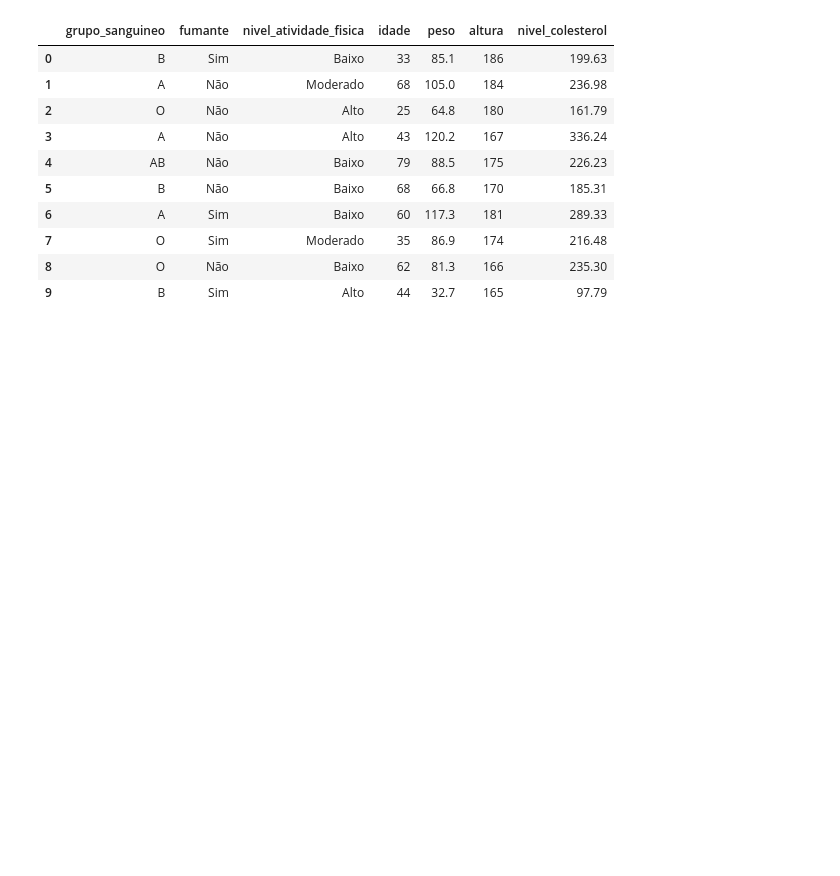
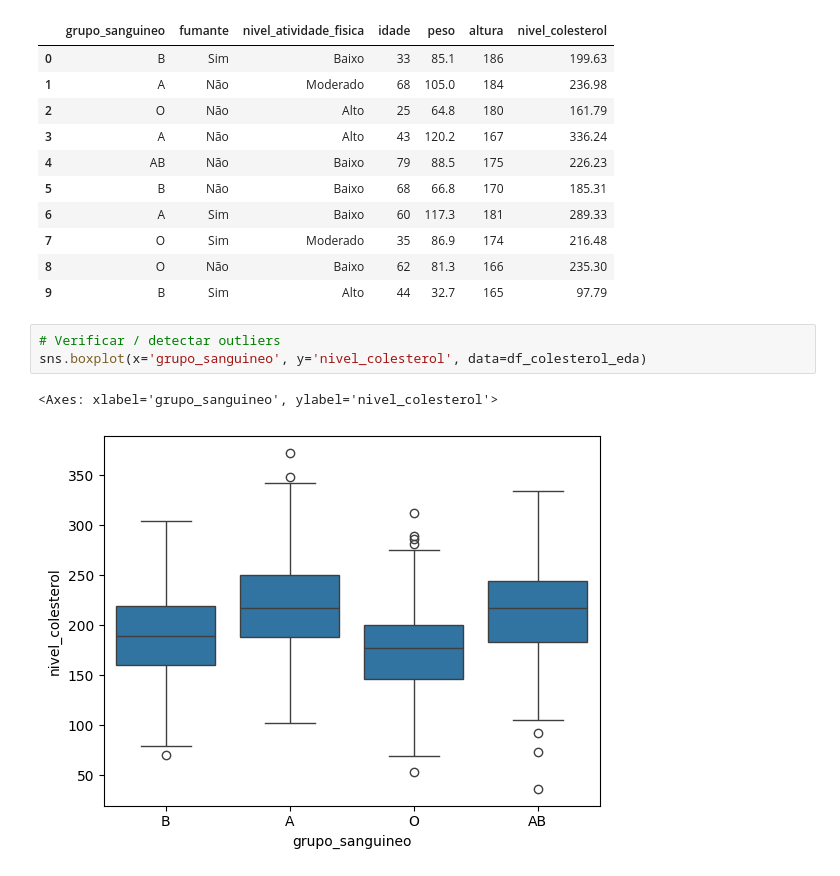
Before and after one commit to srmatheusmaciel/regressao_linear_multipla, a Jupyter notebook: modelo_colesterol.ipynb, the cells around one changed output. Saved outputs shown, nothing was run; the diff lists cells and outputs as text; blank space fills up the shorter version.

Commit message:
Tratamento de Outliers
Signed-off-by: Matheus Maciel <srmatheusmaciel@hotmail.com>

```diff
--- a/modelo_colesterol.ipynb
+++ b/modelo_colesterol.ipynb
@@ -178,3 +178,9 @@ df_colesterol_eda.head(10)
 | 7 | O | Sim | Moderado | 35 | 86.9 | 174 | 216.48 |
 | 8 | O | Não | Baixo | 62 | 81.3 | 166 | 235.30 |
 | 9 | B | Sim | Alto | 44 | 32.7 | 165 | 97.79 |
+# %%
+# Verificar / detectar outliers
+sns.boxplot(x='grupo_sanguineo', y='nivel_colesterol', data=df_colesterol_eda)
+# %% [output]
+<Axes: xlabel='grupo_sanguineo', ylabel='nivel_colesterol'>
+[figure, added]
```
Also changed, not shown: parts of 7 cells of this notebook.
